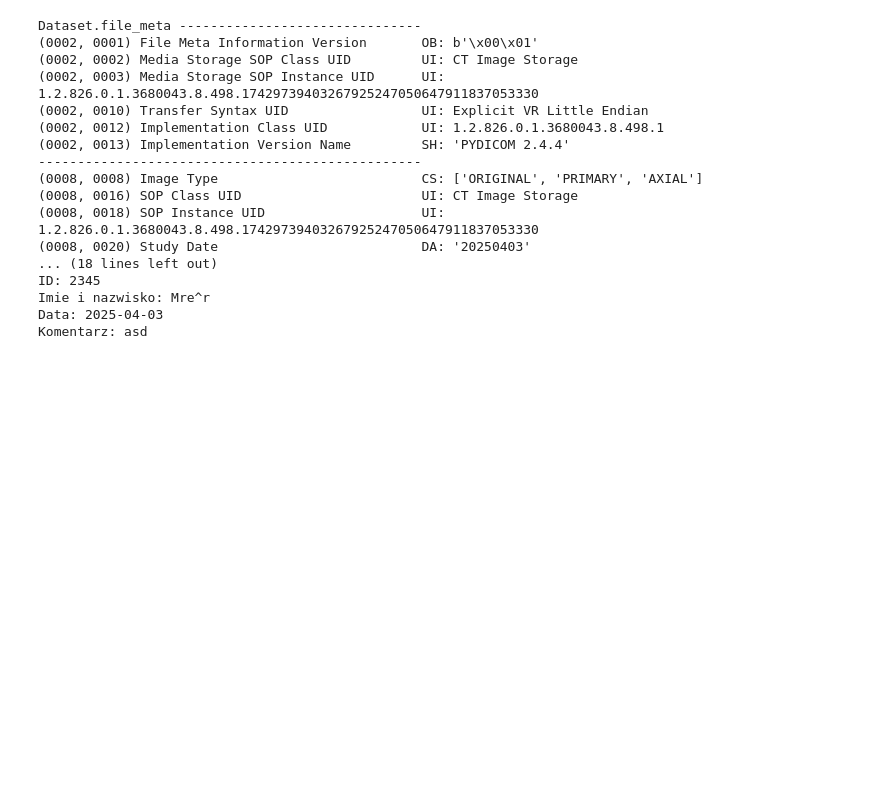
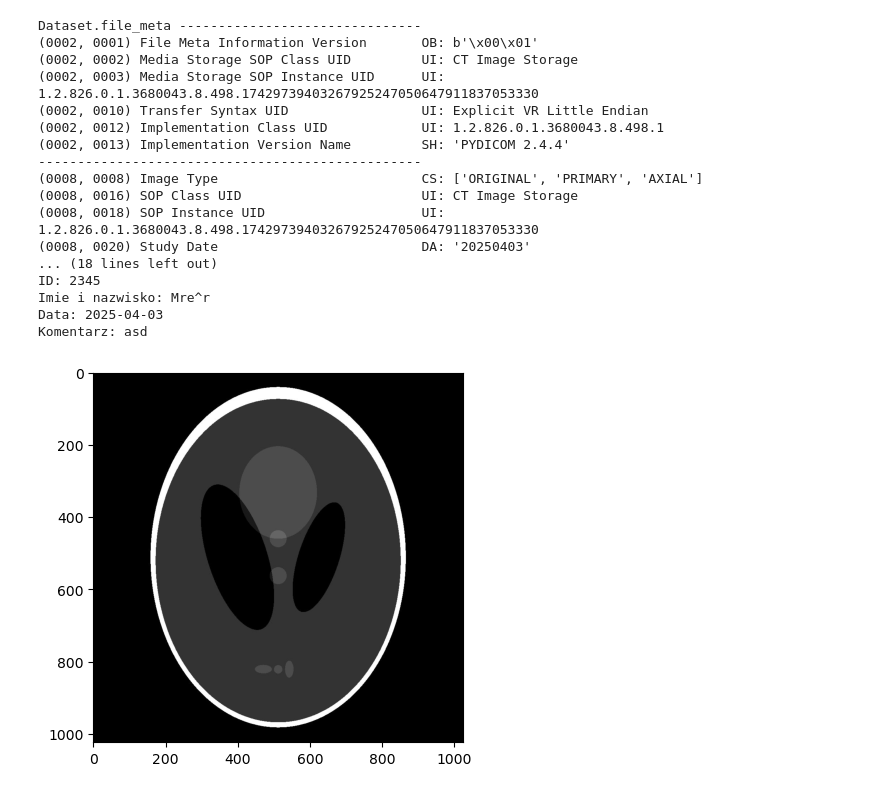
Before and after one commit to kuball1000/Informatyka_w_Medycynie, a Jupyter notebook: Tomograf/Inf_w_Medy_01.ipynb, the cells around one changed output. Cells and saved outputs as stored; diff of their text form; code cells hidden in the pictures; blank space fills up the shorter version.

Commit message:
wczytywanie zdjec i ch convert to gray

```diff
--- a/Tomograf/Inf_w_Medy_01.ipynb
+++ b/Tomograf/Inf_w_Medy_01.ipynb
@@ -221,0 +223,13 @@ def inverseRadon(sinogram, radius, angle_range, alfa, detectors, emitter_range=3
+# %%
+from skimage import color
+import imageio
+
+# Read zdjęcie i convert
+image_path = 'zdj_tomog/Shepp_logan.jpg'
+
+input_image_color = imageio.imread(image_path)
+input_image = color.rgb2gray(input_image_color)
+plt.imshow(input_image, cmap='gray')
+input_image_height, input_image_width = input_image.shape
+# %% [output]
+[figure, added]
```
Also changed, not shown: parts of 5 cells of this notebook.
